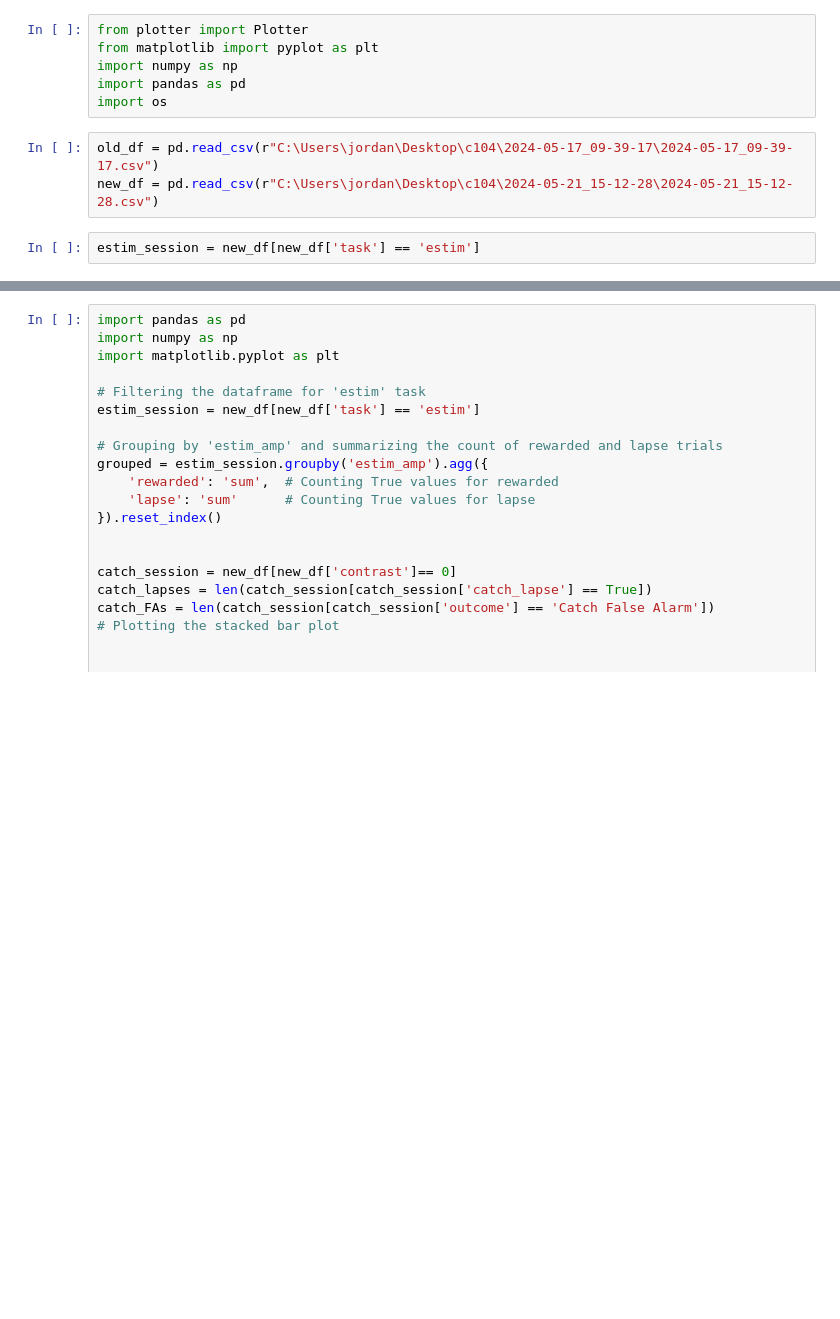
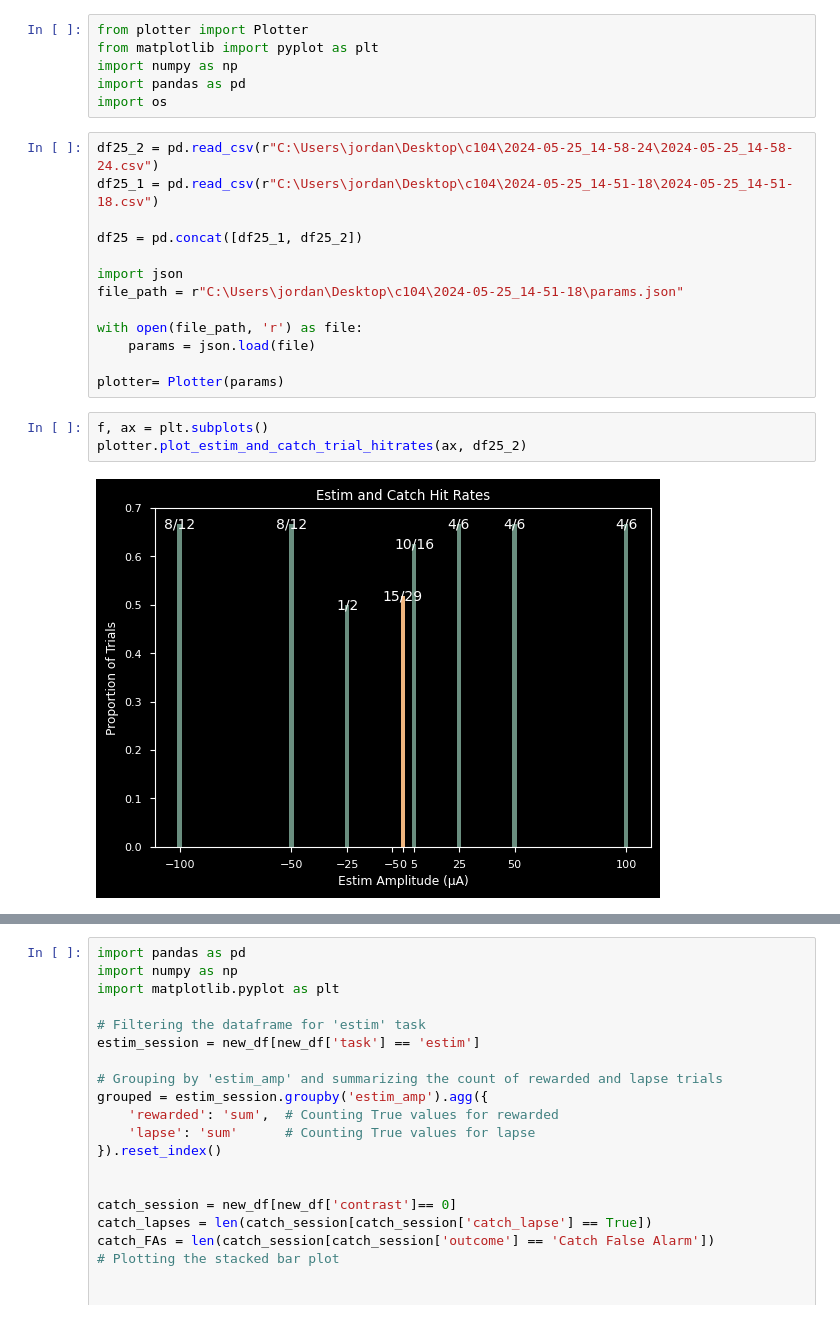
Before and after one commit to denmanlab/mouse_behavior, a Jupyter notebook: plotting_testing.ipynb, the cells around one changed output, grey strips where cells are left out. Drawn from its saved outputs; the diff is of its cells as text; blank space fills up the shorter version.

Commit message:
fixed estim catch plot

```diff
--- a/plotting_testing.ipynb
+++ b/plotting_testing.ipynb
@@ -5,7 +5,20 @@ import numpy as np
 import pandas as pd
 import os
 # %%
-old_df = pd.read_csv(r"C:\Users\jordan\Desktop\c104\2024-05-17_09-39-17\2024-05-17_09-39-17.csv")
-new_df = pd.read_csv(r"C:\Users\jordan\Desktop\c104\2024-05-21_15-12-28\2024-05-21_15-12-28.csv")
+df25_2 = pd.read_csv(r"C:\Users\jordan\Desktop\c104\2024-05-25_14-58-24\2024-05-25_14-58-24.csv")
+df25_1 = pd.read_csv(r"C:\Users\jordan\Desktop\c104\2024-05-25_14-51-18\2024-05-25_14-51-18.csv")
+
+df25 = pd.concat([df25_1, df25_2])
+
+import json
+file_path = r"C:\Users\jordan\Desktop\c104\2024-05-25_14-51-18\params.json"
+
+with open(file_path, 'r') as file:
+    params = json.load(file)
+
+plotter= Plotter(params)
-# %%
-estim_session = new_df[new_df['task'] == 'estim']
+# %%
+f, ax = plt.subplots()
+plotter.plot_estim_and_catch_trial_hitrates(ax, df25_2)
+# %% [output]
+[figure, added]
```
Also changed, not shown: parts of 4 cells of this notebook, 1 other file.
